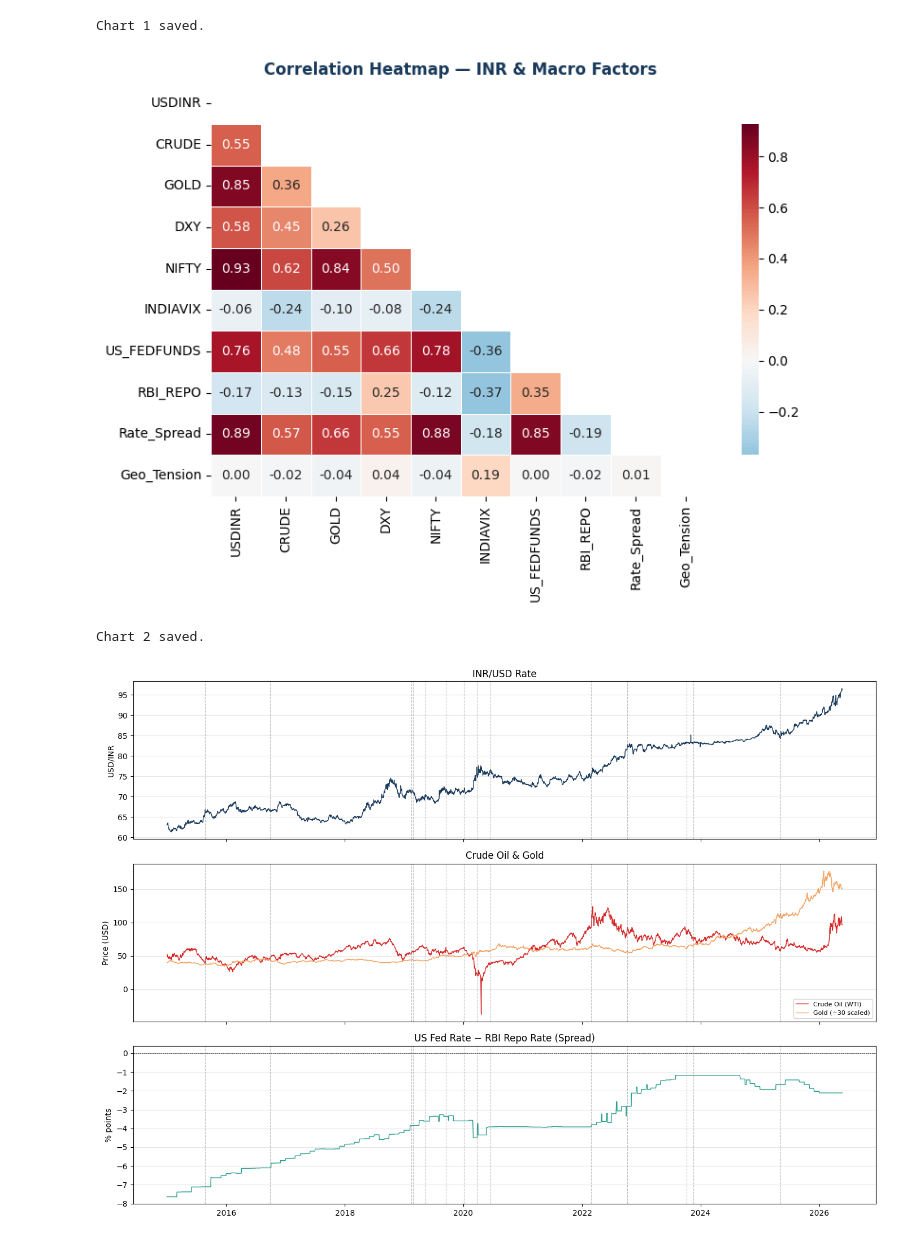
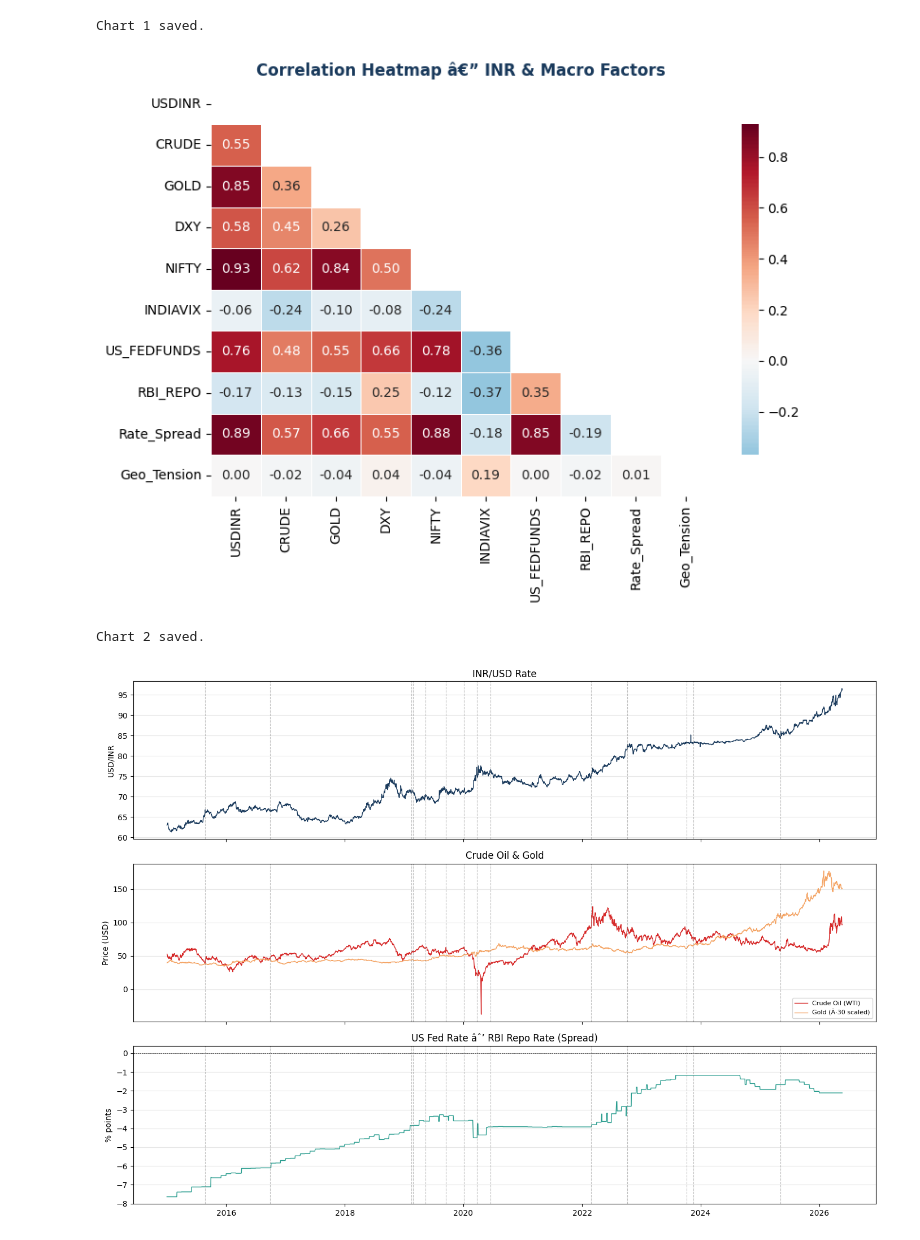
Before and after one commit to srishti7103/RupeeRisk, a Jupyter notebook: notebooks/02_eda_features.ipynb, the cells around one changed output. Drawn from its saved outputs; the diff is of its cells as text; code cells hidden in the pictures.

```diff
--- a/notebooks/02_eda_features.ipynb
+++ b/notebooks/02_eda_features.ipynb
@@ -128,24 +167,24 @@ print("Chart 1 saved.")
 [figure]
 Chart 1 saved.
 # %%
-# ── VISUALIZATION 2: CORRELATION HEATMAP ───────────────
+# â”€â”€ VISUALIZATION 2: CORRELATION HEATMAP â”€â”€â”€â”€â”€â”€â”€â”€â”€â”€â”€â”€â”€â”€â”€
 corr_cols = ["USDINR","CRUDE","GOLD","DXY","NIFTY","INDIAVIX",
              "US_FEDFUNDS","RBI_REPO","Rate_Spread","Geo_Tension"]
 corr_df = df[corr_cols].dropna()
 corr_matrix = corr_df.corr()
 
 fig, ax = plt.subplots(figsize=(8, 6))
 mask = np.triu(np.ones_like(corr_matrix, dtype=bool))
 sns.heatmap(corr_matrix, mask=mask, annot=True, fmt=".2f",
             cmap="RdBu_r", center=0, ax=ax,
             linewidths=0.5, cbar_kws={"shrink": 0.8})
-ax.set_title("Correlation Heatmap — INR & Macro Factors",
+ax.set_title("Correlation Heatmap â€” INR & Macro Factors",
              fontsize=12, fontweight="bold", color="#1A3A5C")
 plt.tight_layout()
 plt.savefig("../data/processed/correlation_heatmap.png", dpi=150)
 plt.show()
 print("Chart 2 saved.")
 # %% [output]
-[figure, old version]
+[figure, new version]
 Chart 2 saved.
 # %%
```
Also changed, not shown: parts of 6 cells of this notebook, 5 other files.
